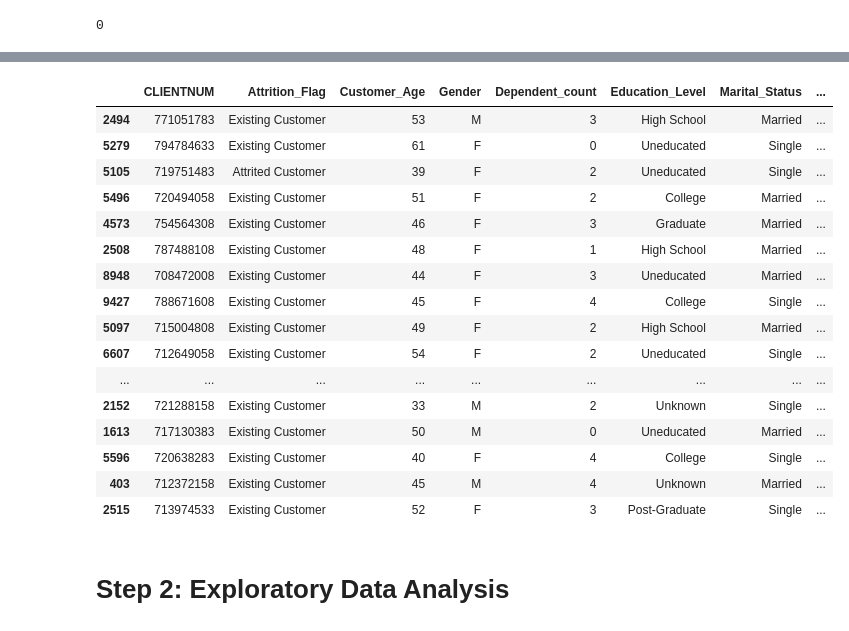
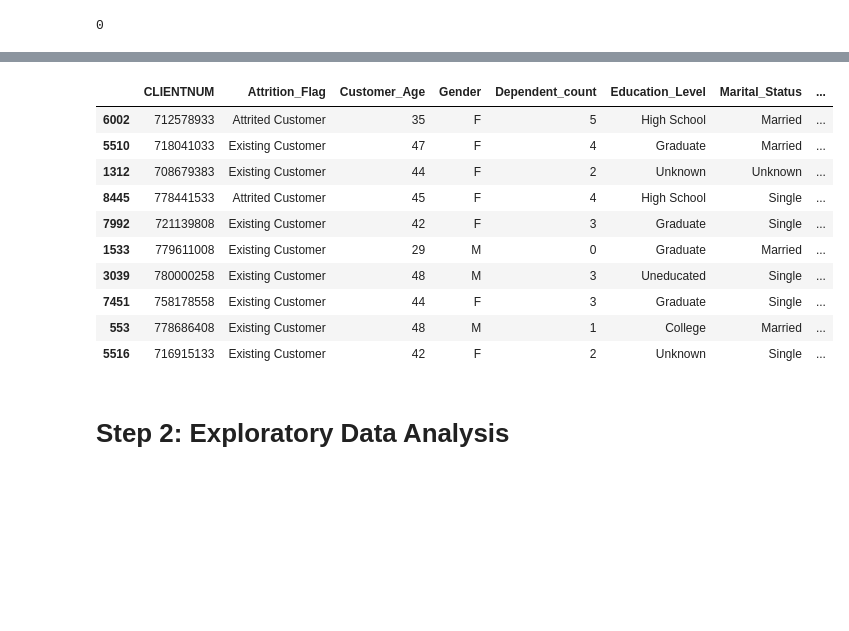
Before and after one commit to poddardelhi/eda_credit_cards, a Jupyter notebook: EDA_CreditCard_Customers_.ipynb, the cells around one changed output, grey strips where cells are left out. Drawn from its saved outputs; the diff is of its cells as text; code cells hidden in the pictures; blank space fills up the shorter version.

```diff
--- a/EDA_CreditCard_Customers_.ipynb
+++ b/EDA_CreditCard_Customers_.ipynb
@@ -115,25 +115,19 @@ df.describe()
 | 75% | 7.731435e+08 | 52.000000 | 3.000000 | 40.000000 | 5.000000 | 3.000000 | ... |
 | max | 8.283431e+08 | 73.000000 | 5.000000 | 56.000000 | 6.000000 | 6.000000 | ... |
 # %%
-df.sample(20)
+df.sample(10)
 # %% [output]
 |  | CLIENTNUM | Attrition_Flag | Customer_Age | Gender | Dependent_count | Education_Level | Marital_Status | ... |
-| 2494 | 771051783 | Existing Customer | 53 | M | 3 | High School | Married | ... |
-| 5279 | 794784633 | Existing Customer | 61 | F | 0 | Uneducated | Single | ... |
-| 5105 | 719751483 | Attrited Customer | 39 | F | 2 | Uneducated | Single | ... |
-| 5496 | 720494058 | Existing Customer | 51 | F | 2 | College | Married | ... |
-| 4573 | 754564308 | Existing Customer | 46 | F | 3 | Graduate | Married | ... |
-| 2508 | 787488108 | Existing Customer | 48 | F | 1 | High School | Married | ... |
-| 8948 | 708472008 | Existing Customer | 44 | F | 3 | Uneducated | Married | ... |
-| 9427 | 788671608 | Existing Customer | 45 | F | 4 | College | Single | ... |
-| 5097 | 715004808 | Existing Customer | 49 | F | 2 | High School | Married | ... |
-| 6607 | 712649058 | Existing Customer | 54 | F | 2 | Uneducated | Single | ... |
-| ... | ... | ... | ... | ... | ... | ... | ... | ... |
-| 2152 | 721288158 | Existing Customer | 33 | M | 2 | Unknown | Single | ... |
-| 1613 | 717130383 | Existing Customer | 50 | M | 0 | Uneducated | Married | ... |
-| 5596 | 720638283 | Existing Customer | 40 | F | 4 | College | Single | ... |
-| 403 | 712372158 | Existing Customer | 45 | M | 4 | Unknown | Married | ... |
-| 2515 | 713974533 | Existing Customer | 52 | F | 3 | Post-Graduate | Single | ... |
+| 6002 | 712578933 | Attrited Customer | 35 | F | 5 | High School | Married | ... |
+| 5510 | 718041033 | Existing Customer | 47 | F | 4 | Graduate | Married | ... |
+| 1312 | 708679383 | Existing Customer | 44 | F | 2 | Unknown | Unknown | ... |
+| 8445 | 778441533 | Attrited Customer | 45 | F | 4 | High School | Single | ... |
+| 7992 | 721139808 | Existing Customer | 42 | F | 3 | Graduate | Single | ... |
+| 1533 | 779611008 | Existing Customer | 29 | M | 0 | Graduate | Married | ... |
+| 3039 | 780000258 | Existing Customer | 48 | M | 3 | Uneducated | Single | ... |
+| 7451 | 758178558 | Existing Customer | 44 | F | 3 | Graduate | Single | ... |
+| 553 | 778686408 | Existing Customer | 48 | M | 1 | College | Married | ... |
+| 5516 | 716915133 | Existing Customer | 42 | F | 2 | Unknown | Single | ... |
 # %% [markdown]
 # Step 2: Exploratory Data Analysis
 # %% [markdown]
```
Also changed, not shown: parts of 4 cells of this notebook.
